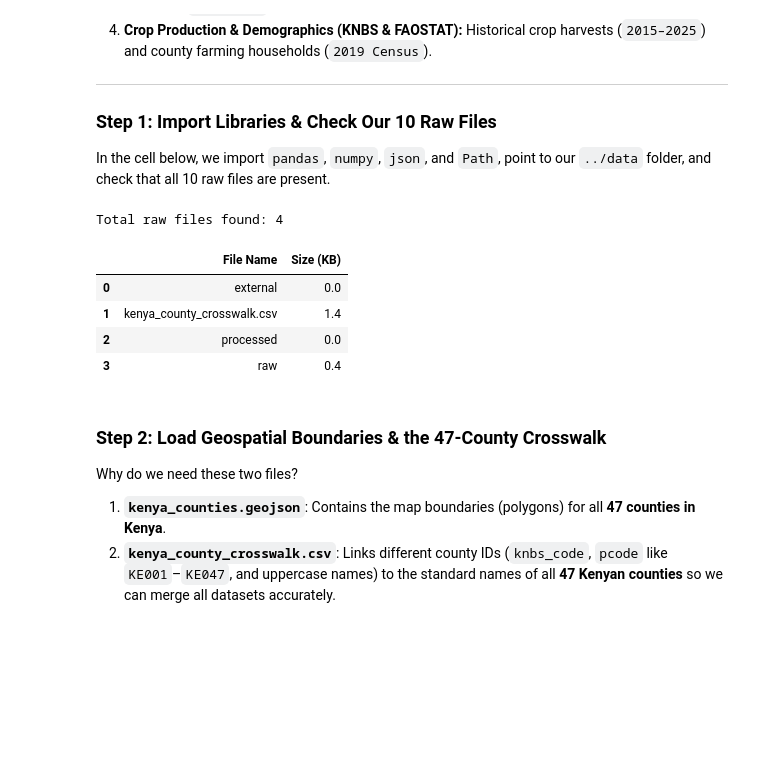
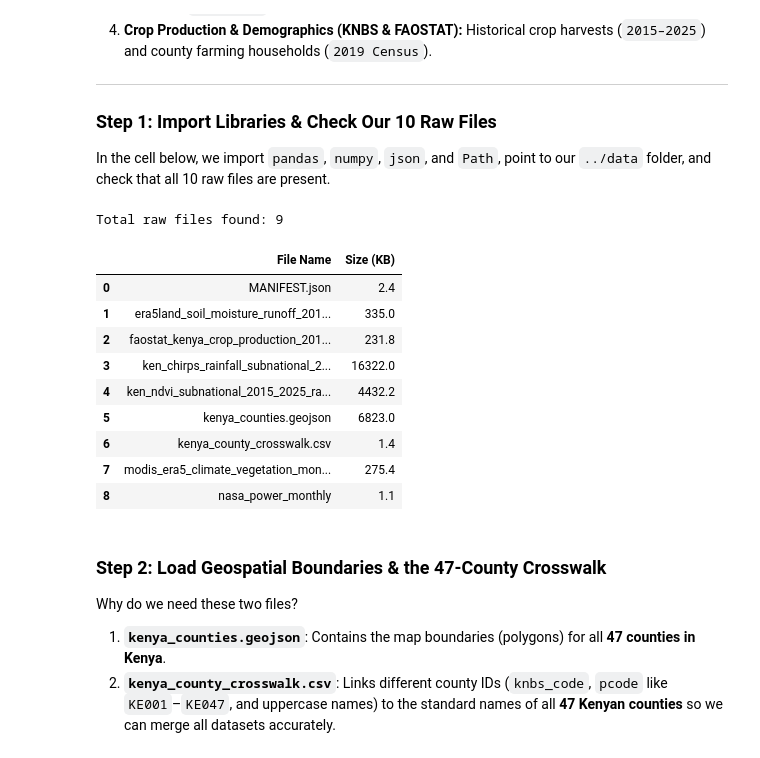
Before and after one commit to mikeledusei/AgriShield, a Jupyter notebook: data_pipeline/notebooks/00b_data_ingest.ipynb, the cells around one changed output. Saved outputs shown, nothing was run; the diff lists cells and outputs as text; code cells hidden in the pictures; blank space fills up the shorter version.

Commit message:
AgriShield: notebook 00a amd 00b in data_pipeline update 01

```diff
--- a/data_pipeline/notebooks/00b_data_ingest.ipynb
+++ b/data_pipeline/notebooks/00b_data_ingest.ipynb
@@ -18,40 +18,45 @@ import json
 from pathlib import Path
 import pandas as pd
 import numpy as np
 
 # Point to the folder where our 10 raw datasets are stored
-DATA_DIR = Path("../data")
-RAW_DIR = Path("../data/raw")
+# DATA_DIR = Path("../data")
+DATA_DIR = Path("../data/raw")
 # 00a writes to data/raw; legacy raw files are in data/. Check both.
 DATA_DIRS = [RAW_DIR, DATA_DIR]
 def find_raw(name):
     for d in DATA_DIRS:
         p = d / name
         if p.exists():
             return p
     return DATA_DIR / name  # fallback for error message
 
 
 # List all files in the data folder and check their sizes
 files = sorted(DATA_DIR.glob("*"))
 
 file_summary = pd.DataFrame([
     {
         "File Name": f.name,
         "Size (KB)": round(f.stat().st_size / 1024, 1)
     }
     for f in files if not f.name.startswith(".")
 ])
 
 print(f"Total raw files found: {len(file_summary)}")
 display(file_summary)
 # %% [output]
-Total raw files found: 4
+Total raw files found: 9
 |  | File Name | Size (KB) |
-| 0 | external | 0.0 |
-| 1 | kenya_county_crosswalk.csv | 1.4 |
-| 2 | processed | 0.0 |
-| 3 | raw | 0.4 |
+| 0 | MANIFEST.json | 2.4 |
+| 1 | era5land_soil_moisture_runoff_201... | 335.0 |
+| 2 | faostat_kenya_crop_production_201... | 231.8 |
+| 3 | ken_chirps_rainfall_subnational_2... | 16322.0 |
+| 4 | ken_ndvi_subnational_2015_2025_ra... | 4432.2 |
+| 5 | kenya_counties.geojson | 6823.0 |
+| 6 | kenya_county_crosswalk.csv | 1.4 |
+| 7 | modis_era5_climate_vegetation_mon... | 275.4 |
+| 8 | nasa_power_monthly | 1.1 |
 # %% [markdown]
 ### Step 2: Load Geospatial Boundaries & the 47-County Crosswalk
 
```
Also changed, not shown: parts of 3 cells of this notebook, 2 other files.
